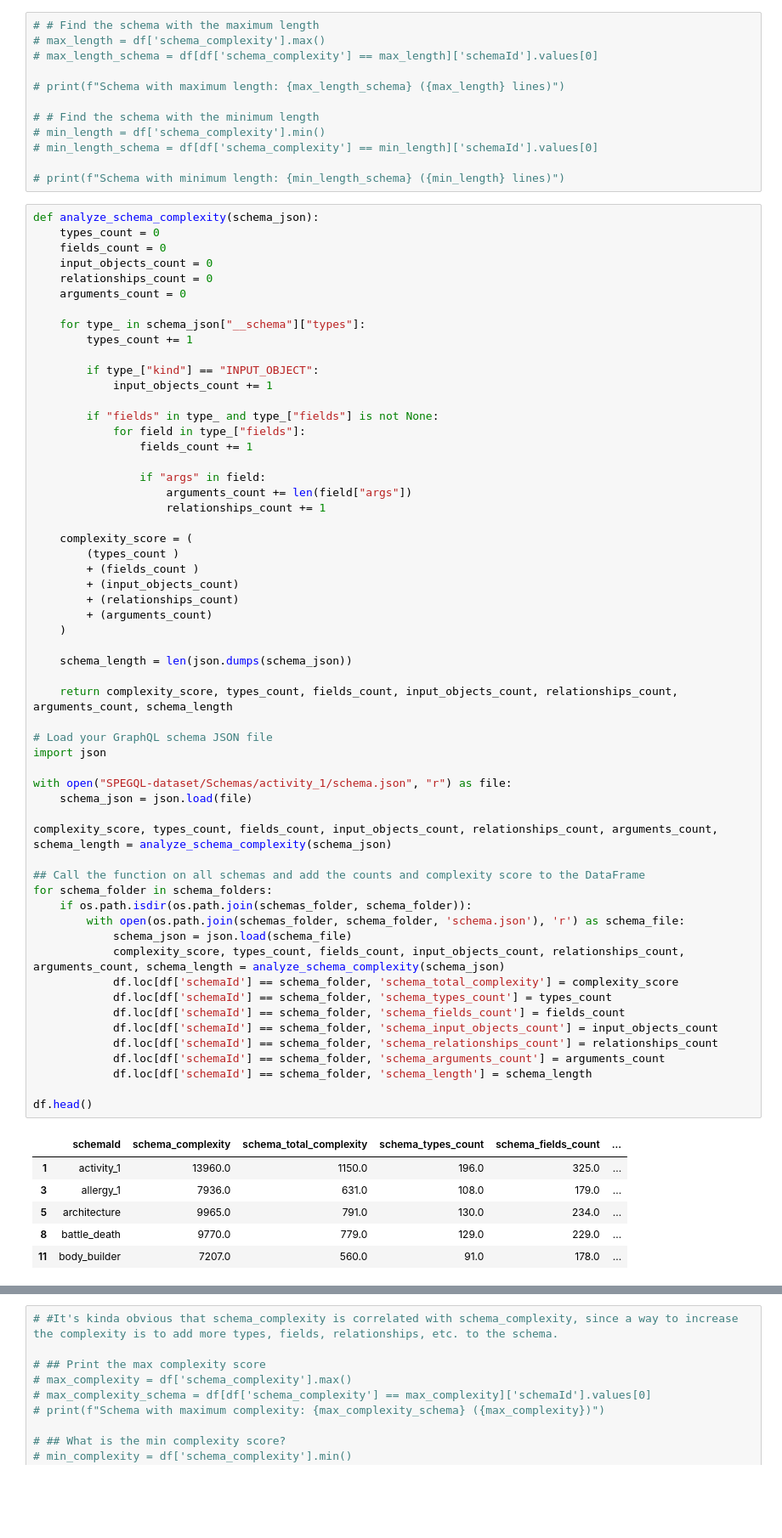
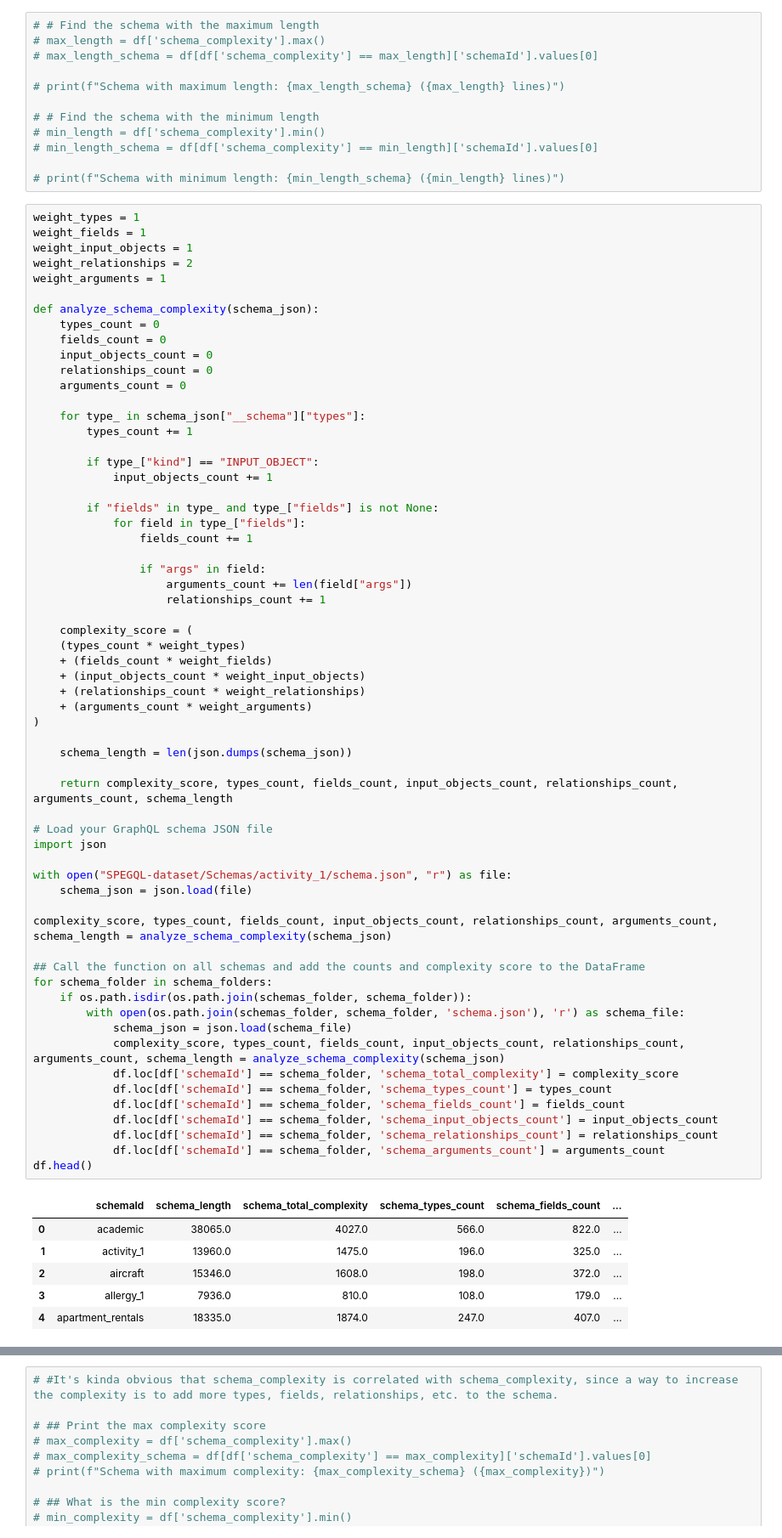
Before and after one commit to Dybton/T5, a Jupyter notebook: dataset-exploration.ipynb, the cells around one changed output, grey strips where cells are left out. Shown: that part at 85% size. Saved outputs shown, nothing was run; the diff lists cells and outputs as text; blank space fills up the shorter version.

```diff
--- a/dataset-exploration.ipynb
+++ b/dataset-exploration.ipynb
@@ -324,6 +323,12 @@ For every schema folder in the Schemas folder there's a file called schemas.json
 
 # print(f"Schema with minimum length: {min_length_schema} ({min_length} lines)")
 # %%
+weight_types = 1
+weight_fields = 1
+weight_input_objects = 1
+weight_relationships = 2
+weight_arguments = 1
+
 def analyze_schema_complexity(schema_json):
     types_count = 0
     fields_count = 0
@@ -346,47 +351,45 @@ def analyze_schema_complexity(schema_json):
                     relationships_count += 1
 
     complexity_score = (
-        (types_count )
-        + (fields_count )
-        + (input_objects_count)
-        + (relationships_count)
-        + (arguments_count)
-    )
+    (types_count * weight_types)
+    + (fields_count * weight_fields)
+    + (input_objects_count * weight_input_objects)
+    + (relationships_count * weight_relationships)
+    + (arguments_count * weight_arguments)
+)
 
     schema_length = len(json.dumps(schema_json))
 
     return complexity_score, types_count, fields_count, input_objects_count, relationships_count, arguments_count, schema_length
 
 # Load your GraphQL schema JSON file
 import json
 
 with open("SPEGQL-dataset/Schemas/activity_1/schema.json", "r") as file:
     schema_json = json.load(file)
 
 complexity_score, types_count, fields_count, input_objects_count, relationships_count, arguments_count, schema_length = analyze_schema_complexity(schema_json)
 
 ## Call the function on all schemas and add the counts and complexity score to the DataFrame
 for schema_folder in schema_folders:
     if os.path.isdir(os.path.join(schemas_folder, schema_folder)):
         with open(os.path.join(schemas_folder, schema_folder, 'schema.json'), 'r') as schema_file:
             schema_json = json.load(schema_file)
             complexity_score, types_count, fields_count, input_objects_count, relationships_count, arguments_count, schema_length = analyze_schema_complexity(schema_json)
             df.loc[df['schemaId'] == schema_folder, 'schema_total_complexity'] = complexity_score
             df.loc[df['schemaId'] == schema_folder, 'schema_types_count'] = types_count
             df.loc[df['schemaId'] == schema_folder, 'schema_fields_count'] = fields_count
             df.loc[df['schemaId'] == schema_folder, 'schema_input_objects_count'] = input_objects_count
             df.loc[df['schemaId'] == schema_folder, 'schema_relationships_count'] = relationships_count
             df.loc[df['schemaId'] == schema_folder, 'schema_arguments_count'] = arguments_count
-            df.loc[df['schemaId'] == schema_folder, 'schema_length'] = schema_length
-
 df.head()
 # %% [output]
-|  | schemaId | schema_complexity | schema_total_complexity | schema_types_count | schema_fields_count | ... |
-| 1 | activity_1 | 13960.0 | 1150.0 | 196.0 | 325.0 | ... |
-| 3 | allergy_1 | 7936.0 | 631.0 | 108.0 | 179.0 | ... |
-| 5 | architecture | 9965.0 | 791.0 | 130.0 | 234.0 | ... |
-| 8 | battle_death | 9770.0 | 779.0 | 129.0 | 229.0 | ... |
-| 11 | body_builder | 7207.0 | 560.0 | 91.0 | 178.0 | ... |
+|  | schemaId | schema_length | schema_total_complexity | schema_types_count | schema_fields_count | ... |
+| 0 | academic | 38065.0 | 4027.0 | 566.0 | 822.0 | ... |
+| 1 | activity_1 | 13960.0 | 1475.0 | 196.0 | 325.0 | ... |
+| 2 | aircraft | 15346.0 | 1608.0 | 198.0 | 372.0 | ... |
+| 3 | allergy_1 | 7936.0 | 810.0 | 108.0 | 179.0 | ... |
+| 4 | apartment_rentals | 18335.0 | 1874.0 | 247.0 | 407.0 | ... |
 # %%
 ## Test
 
```
Also changed, not shown: parts of 24 cells of this notebook.
